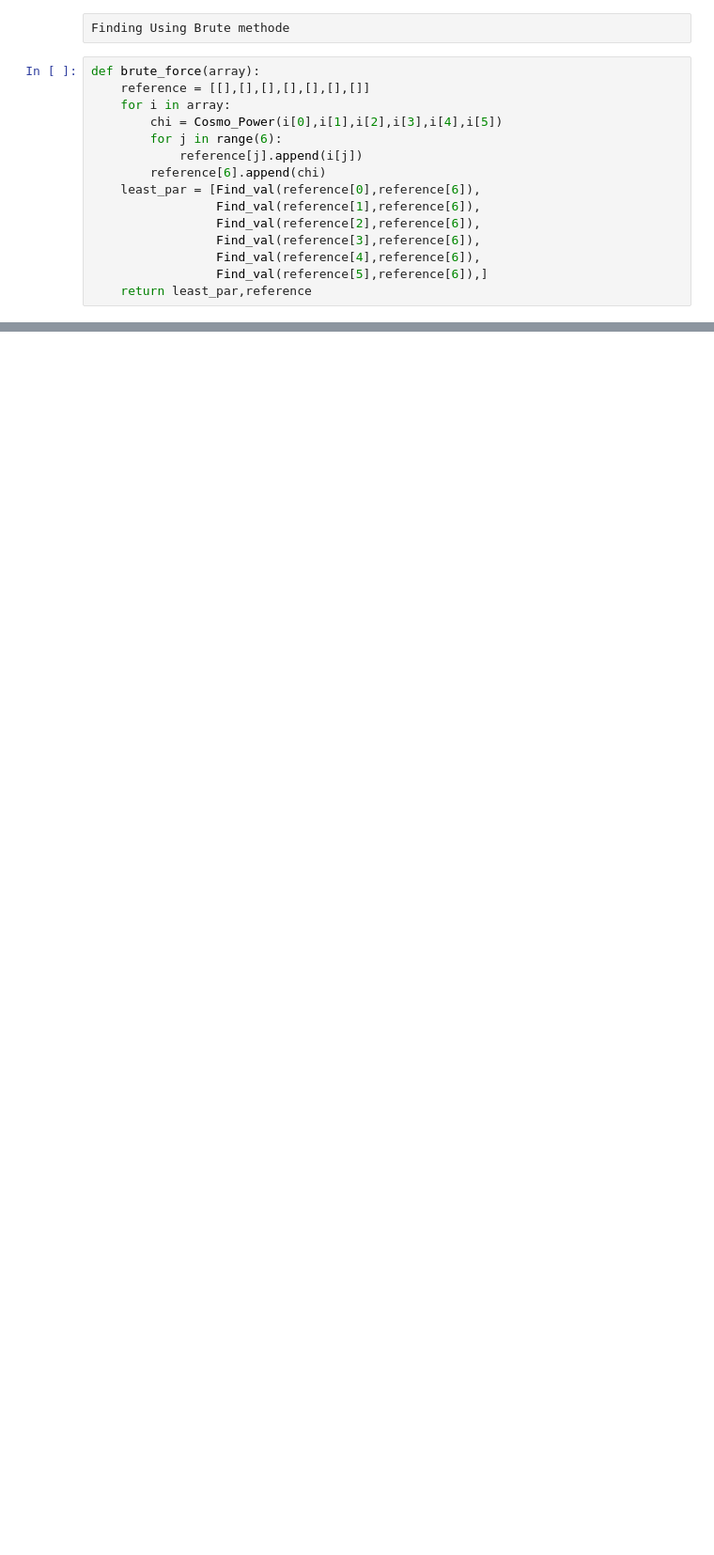
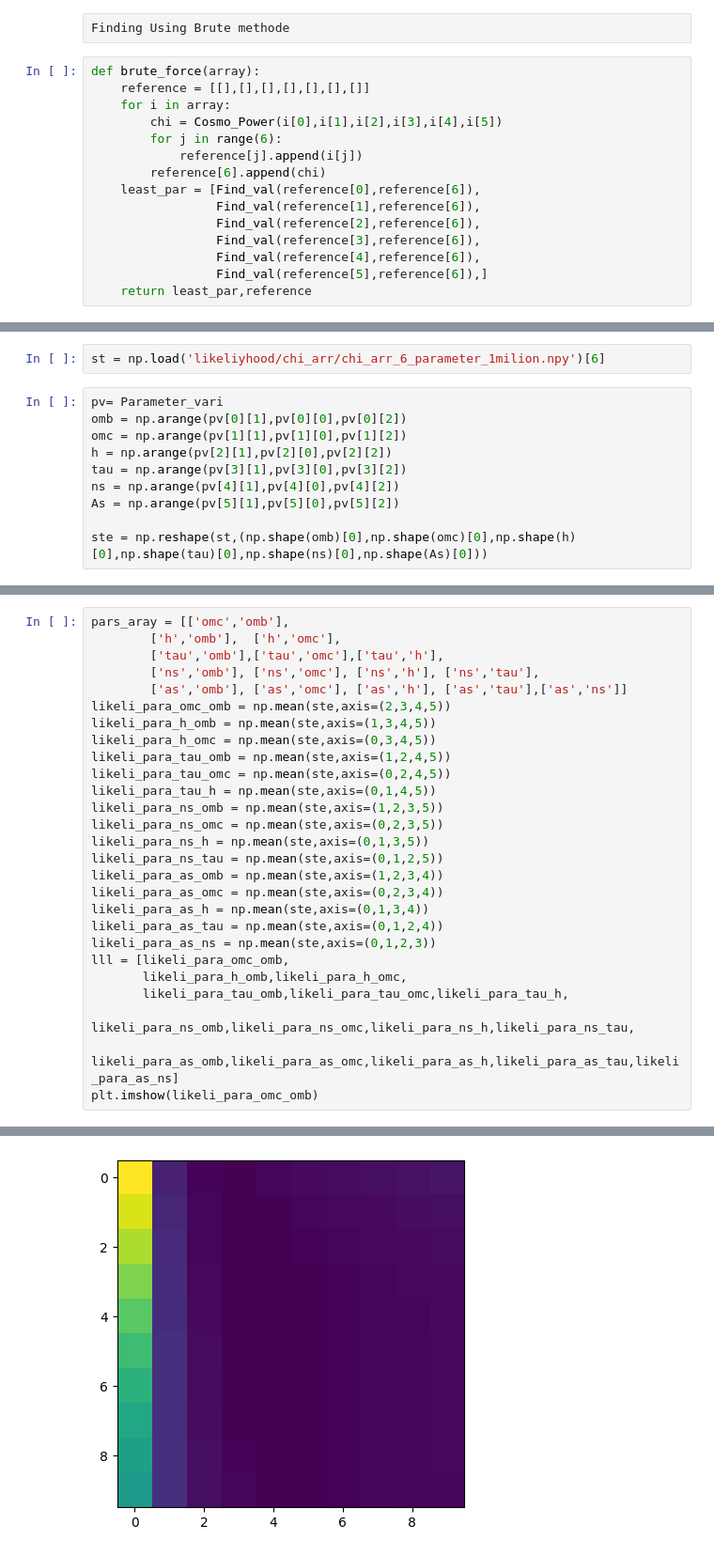
Before and after one commit to arjun-pandi/project_cosmology, a Jupyter notebook: Planks/CurrentWork.ipynb, the cells around one changed output, grey strips where cells are left out. Shown at 94% size. Saved outputs shown, nothing was run; the diff lists cells and outputs as text; blank space fills up the shorter version.

```diff
--- a/Planks/CurrentWork.ipynb
+++ b/Planks/CurrentWork.ipynb
@@ -290,0 +302,12 @@ print(rei[0])
+# %%
+st = np.load('likeliyhood/chi_arr/chi_arr_6_parameter_1milion.npy')[6]
+# %%
+pv= Parameter_vari
+omb = np.arange(pv[0][1],pv[0][0],pv[0][2])
+omc = np.arange(pv[1][1],pv[1][0],pv[1][2])
+h = np.arange(pv[2][1],pv[2][0],pv[2][2])
+tau = np.arange(pv[3][1],pv[3][0],pv[3][2])
+ns = np.arange(pv[4][1],pv[4][0],pv[4][2])
+As = np.arange(pv[5][1],pv[5][0],pv[5][2])
+
+ste = np.reshape(st,(np.shape(omb)[0],np.shape(omc)[0],np.shape(h)[0],np.shape(tau)[0],np.shape(ns)[0],np.shape(As)[0]))
@@ -290,0 +326,28 @@ print(rei[0])
+# %%
+pars_aray = [['omc','omb'],
+        ['h','omb'],  ['h','omc'],
+        ['tau','omb'],['tau','omc'],['tau','h'],
+        ['ns','omb'], ['ns','omc'], ['ns','h'], ['ns','tau'],
+        ['as','omb'], ['as','omc'], ['as','h'], ['as','tau'],['as','ns']]
+likeli_para_omc_omb = np.mean(ste,axis=(2,3,4,5))
+likeli_para_h_omb = np.mean(ste,axis=(1,3,4,5))
+likeli_para_h_omc = np.mean(ste,axis=(0,3,4,5))
+likeli_para_tau_omb = np.mean(ste,axis=(1,2,4,5))
+likeli_para_tau_omc = np.mean(ste,axis=(0,2,4,5))
+likeli_para_tau_h = np.mean(ste,axis=(0,1,4,5))
+likeli_para_ns_omb = np.mean(ste,axis=(1,2,3,5))
+likeli_para_ns_omc = np.mean(ste,axis=(0,2,3,5))
+likeli_para_ns_h = np.mean(ste,axis=(0,1,3,5))
+likeli_para_ns_tau = np.mean(ste,axis=(0,1,2,5))
+likeli_para_as_omb = np.mean(ste,axis=(1,2,3,4))
+likeli_para_as_omc = np.mean(ste,axis=(0,2,3,4))
+likeli_para_as_h = np.mean(ste,axis=(0,1,3,4))
+likeli_para_as_tau = np.mean(ste,axis=(0,1,2,4))
+likeli_para_as_ns = np.mean(ste,axis=(0,1,2,3))
+lll = [likeli_para_omc_omb,
+       likeli_para_h_omb,likeli_para_h_omc,
+       likeli_para_tau_omb,likeli_para_tau_omc,likeli_para_tau_h,
+       likeli_para_ns_omb,likeli_para_ns_omc,likeli_para_ns_h,likeli_para_ns_tau,
+       likeli_para_as_omb,likeli_para_as_omc,likeli_para_as_h,likeli_para_as_tau,likeli_para_as_ns]
+plt.imshow(likeli_para_omc_omb)
+# %% [output]
@@ -290,0 +355 @@ print(rei[0])
+[figure, added]
```
Also changed, not shown: parts of 9 cells of this notebook, 3 other files.
